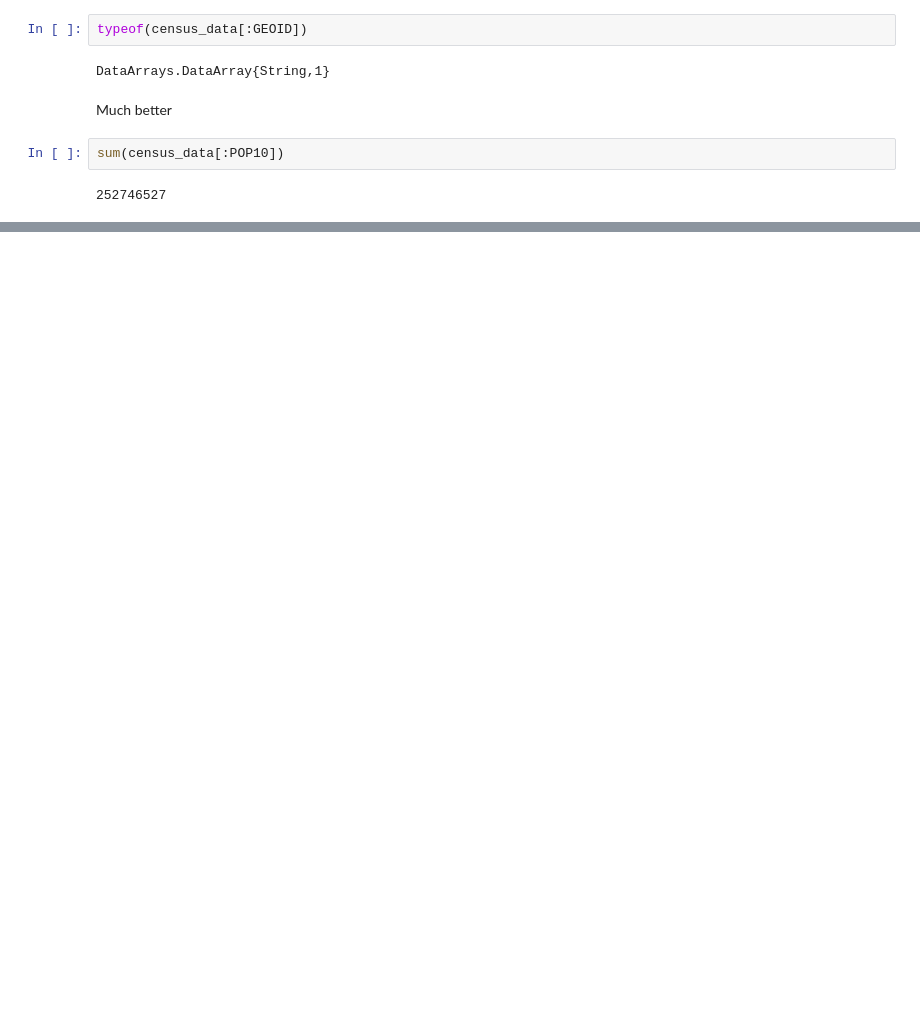
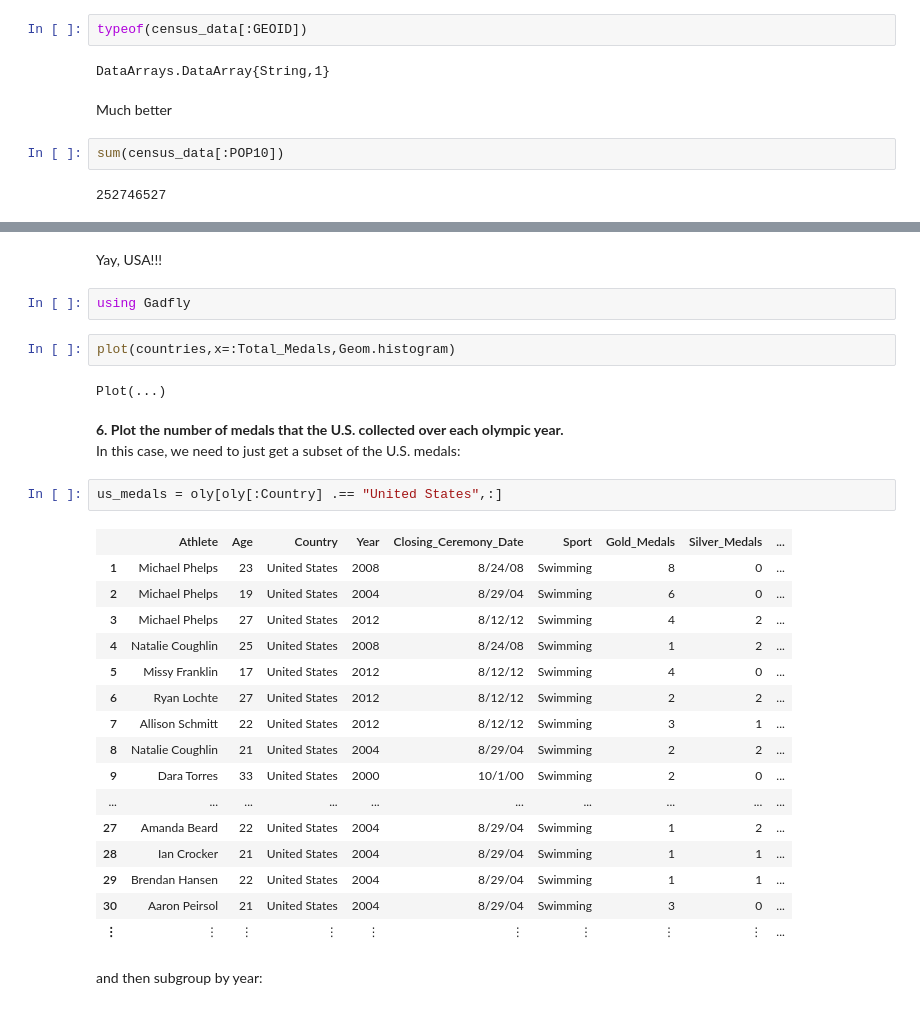
Before and after one commit to joshuanasiatka/FSU-Fall-2016, a Jupyter notebook: tpcs-sci-comp/notes/ch16.ipynb, the cells around one changed output, grey strips where cells are left out. Saved outputs shown, nothing was run; the diff lists cells and outputs as text; blank space fills up the shorter version.

```diff
--- a/tpcs-sci-comp/notes/ch16.ipynb
+++ b/tpcs-sci-comp/notes/ch16.ipynb
@@ -234,0 +527,32 @@ sum(census_data[:POP10])
+# %% [markdown]
+Yay, USA!!!
+# %%
+using Gadfly
+# %%
+plot(countries,x=:Total_Medals,Geom.histogram)
+# %% [output]
+Plot(...)
+# %% [markdown]
+**6. Plot the number of medals that the U.S. collected over each olympic year.**
+In this case, we need to just get a subset of the U.S. medals:
+# %%
+us_medals = oly[oly[:Country] .== "United States",:]
+# %% [output]
+|  | Athlete | Age | Country | Year | Closing_Ceremony_Date | Sport | Gold_Medals | Silver_Medals | ... |
+| 1 | Michael Phelps | 23 | United States | 2008 | 8/24/08 | Swimming | 8 | 0 | ... |
+| 2 | Michael Phelps | 19 | United States | 2004 | 8/29/04 | Swimming | 6 | 0 | ... |
+| 3 | Michael Phelps | 27 | United States | 2012 | 8/12/12 | Swimming | 4 | 2 | ... |
+| 4 | Natalie Coughlin | 25 | United States | 2008 | 8/24/08 | Swimming | 1 | 2 | ... |
+| 5 | Missy Franklin | 17 | United States | 2012 | 8/12/12 | Swimming | 4 | 0 | ... |
+| 6 | Ryan Lochte | 27 | United States | 2012 | 8/12/12 | Swimming | 2 | 2 | ... |
+| 7 | Allison Schmitt | 22 | United States | 2012 | 8/12/12 | Swimming | 3 | 1 | ... |
+| 8 | Natalie Coughlin | 21 | United States | 2004 | 8/29/04 | Swimming | 2 | 2 | ... |
+| 9 | Dara Torres | 33 | United States | 2000 | 10/1/00 | Swimming | 2 | 0 | ... |
+| ... | ... | ... | ... | ... | ... | ... | ... | ... | ... |
+| 27 | Amanda Beard | 22 | United States | 2004 | 8/29/04 | Swimming | 1 | 2 | ... |
+| 28 | Ian Crocker | 21 | United States | 2004 | 8/29/04 | Swimming | 1 | 1 | ... |
+| 29 | Brendan Hansen | 22 | United States | 2004 | 8/29/04 | Swimming | 1 | 1 | ... |
+| 30 | Aaron Peirsol | 21 | United States | 2004 | 8/29/04 | Swimming | 3 | 0 | ... |
+| ⋮ | ⋮ | ⋮ | ⋮ | ⋮ | ⋮ | ⋮ | ⋮ | ⋮ | ... |
+# %% [markdown]
+and then subgroup by year:
```
Also changed, not shown: parts of 41 cells of this notebook, 22 other files.
